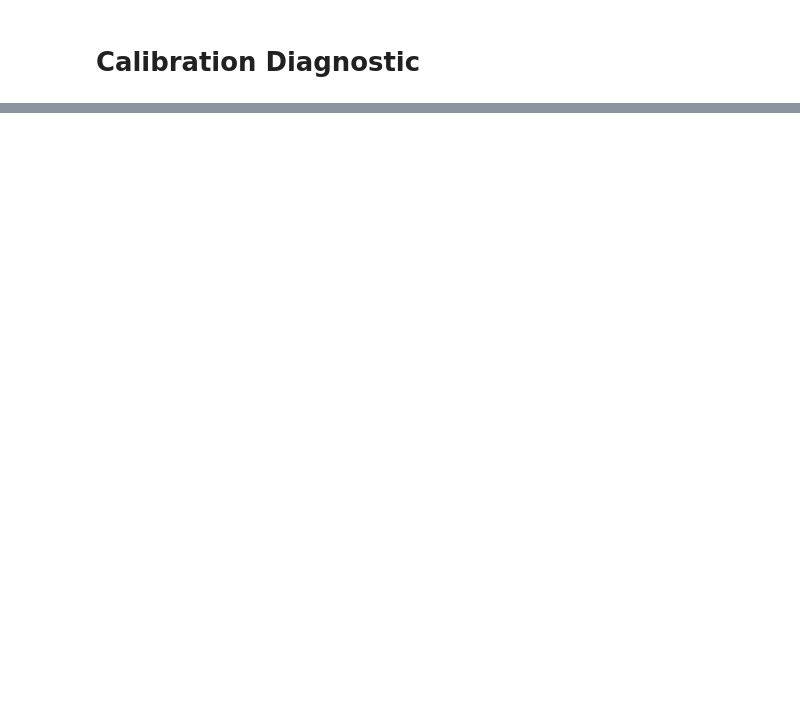
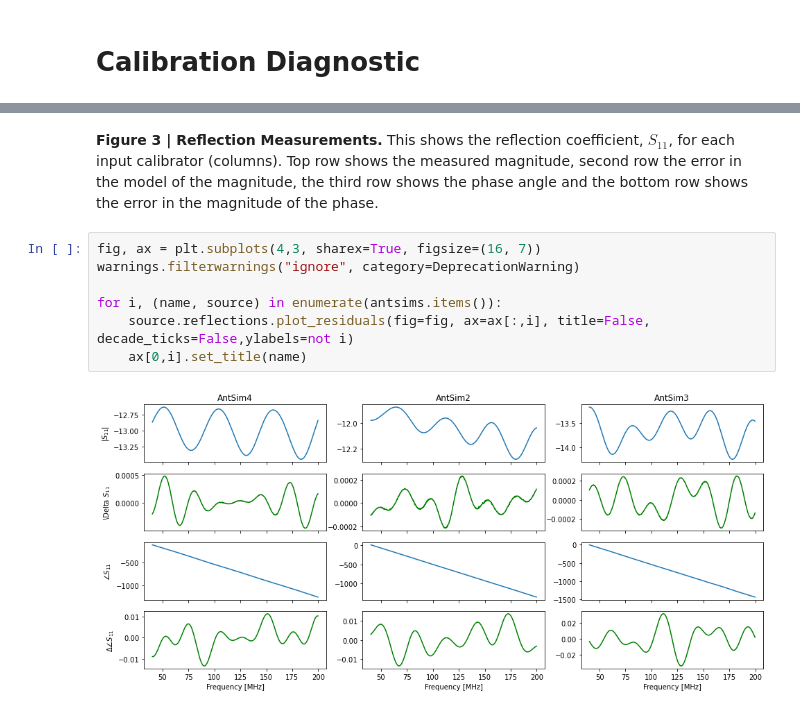
Before and after one commit to edges-collab/edges-cal, a Jupyter notebook: src/edges_cal/notebooks/calibrate-observation.ipynb, the cells around one changed output, grey strips where cells are left out. Saved outputs shown, nothing was run; the diff lists cells and outputs as text; blank space fills up the shorter version.

```diff
--- a/src/edges_cal/notebooks/calibrate-observation.ipynb
+++ b/src/edges_cal/notebooks/calibrate-observation.ipynb
@@ -26,0 +182,11 @@ Observation Location:  /home/steven/Documents/Projects/radio/EOR/Edges/edges-cal
+# %% [markdown]
+**Figure 3 | Reflection Measurements.** This shows the reflection coefficient, $S_{11}$, for each input calibrator (columns). Top row shows the measured magnitude, second row the error in the model of the magnitude, the third row shows the phase angle and the bottom row shows the error in the magnitude of the phase.
+# %%
+fig, ax = plt.subplots(4,3, sharex=True, figsize=(16, 7))
+warnings.filterwarnings("ignore", category=DeprecationWarning)
+
+for i, (name, source) in enumerate(antsims.items()):
+    source.reflections.plot_residuals(fig=fig, ax=ax[:,i], title=False, decade_ticks=False,ylabels=not i)
+    ax[0,i].set_title(name)
+# %% [output]
+[figure, added]
```
Also changed, not shown: parts of 22 cells of this notebook, 2 other files.
